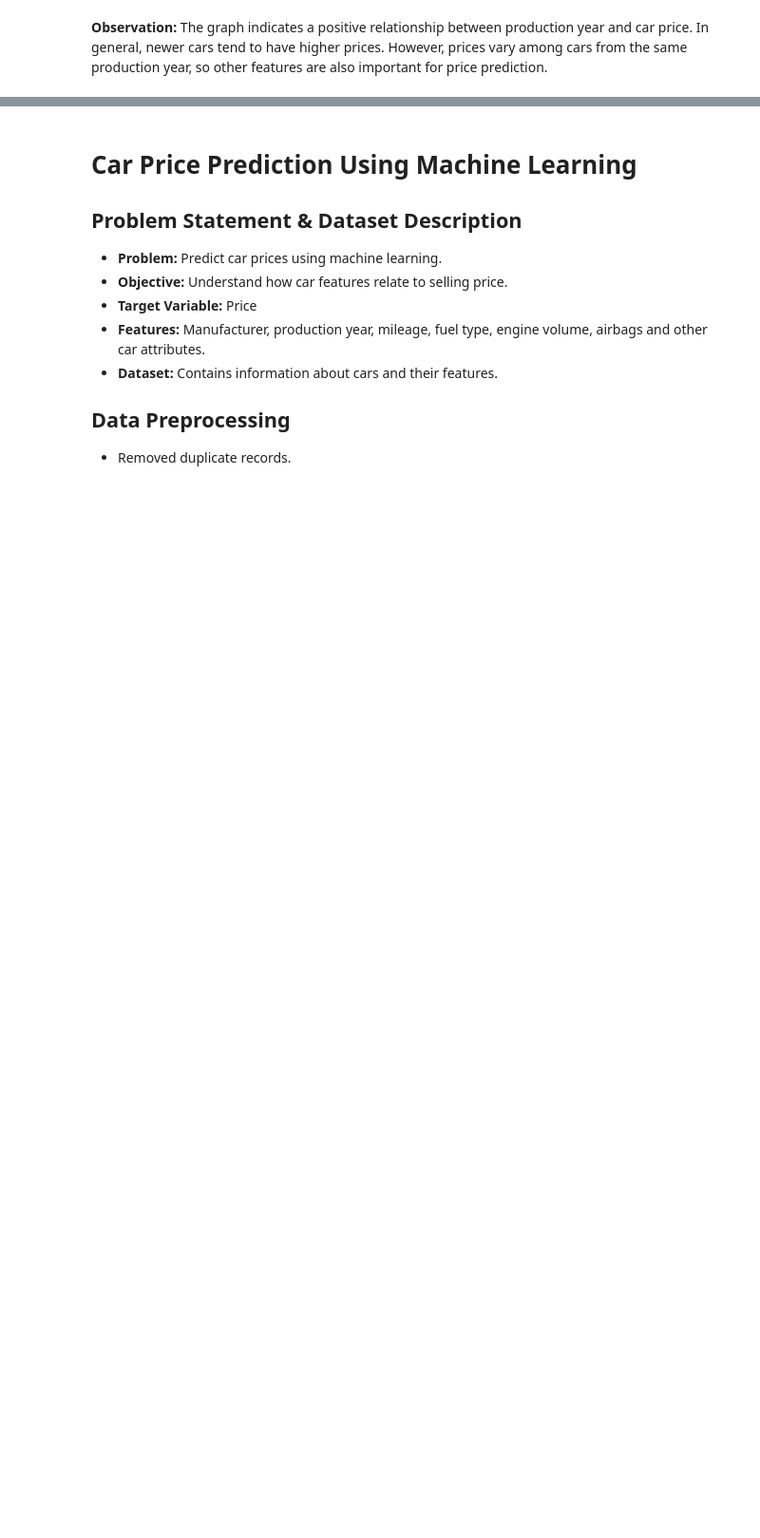
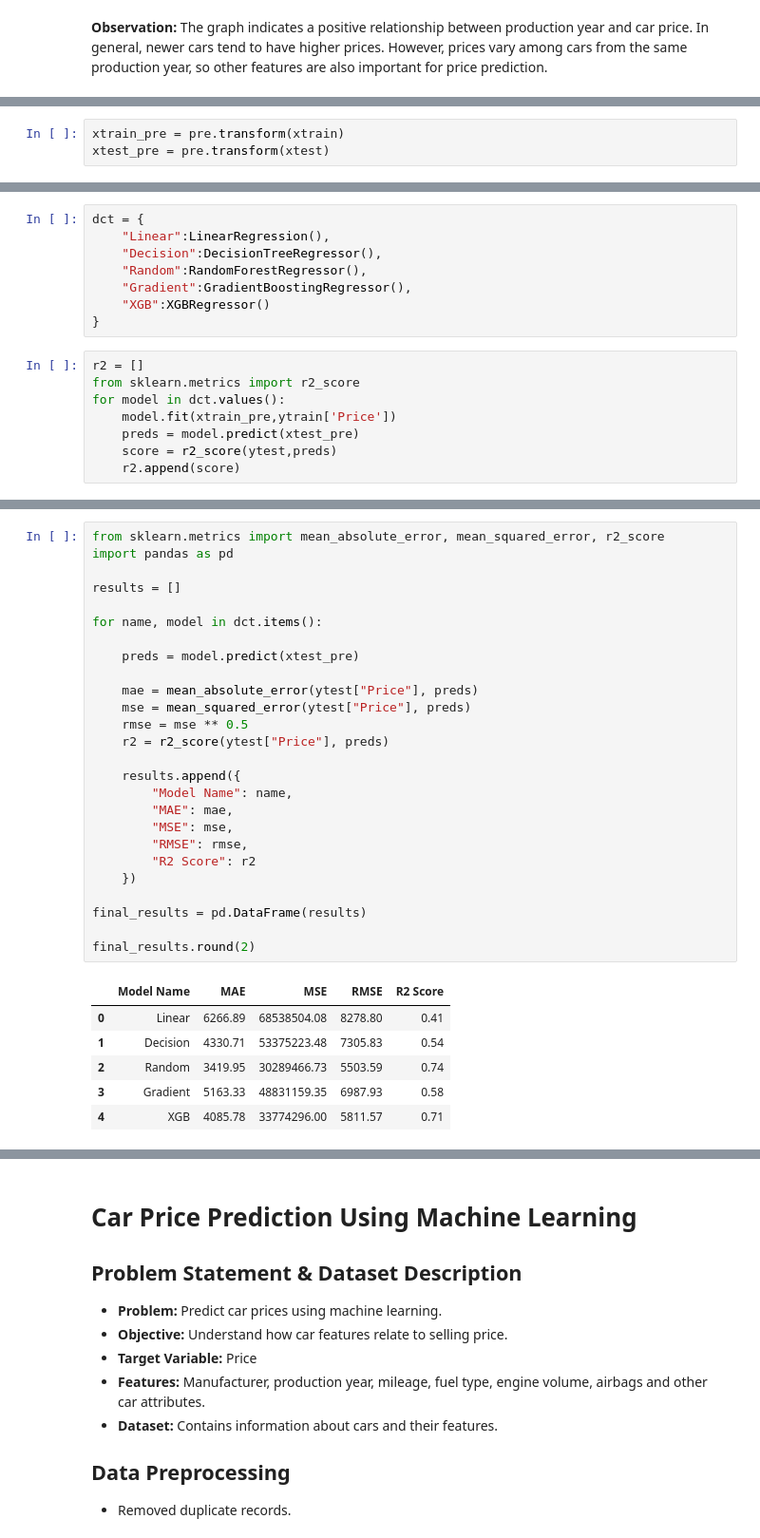
Before and after one commit to rushidhende06-pixel/Machine-learning, a Jupyter notebook: project2/car prediction.ipynb, the cells around one changed output, grey strips where cells are left out. Shown at 95% size. Cells and saved outputs as stored; diff of their text form; blank space fills up the shorter version.

Commit message:
car prediction projecte complet

```diff
--- a/project2/car prediction.ipynb
+++ b/project2/car prediction.ipynb
@@ -465,0 +531,3 @@ Train R²: 0.34320931070949035
+# %%
+xtrain_pre = pre.transform(xtrain)
+xtest_pre = pre.transform(xtest)
@@ -465,0 +573,16 @@ Train R²: 0.34320931070949035
+# %%
+dct = {
+    "Linear":LinearRegression(),
+    "Decision":DecisionTreeRegressor(),
+    "Random":RandomForestRegressor(),
+    "Gradient":GradientBoostingRegressor(),
+    "XGB":XGBRegressor()
+}
+# %%
+r2 = []
+from sklearn.metrics import r2_score
+for model in dct.values():
+    model.fit(xtrain_pre,ytrain['Price'])
+    preds = model.predict(xtest_pre)
+    score = r2_score(ytest,preds)
+    r2.append(score)
@@ -465,0 +599,33 @@ Train R²: 0.34320931070949035
+# %%
+from sklearn.metrics import mean_absolute_error, mean_squared_error, r2_score
+import pandas as pd
+
+results = []
+
+for name, model in dct.items():
+
+    preds = model.predict(xtest_pre)
+
+    mae = mean_absolute_error(ytest["Price"], preds)
+    mse = mean_squared_error(ytest["Price"], preds)
+    rmse = mse ** 0.5
+    r2 = r2_score(ytest["Price"], preds)
+
+    results.append({
+        "Model Name": name,
+        "MAE": mae,
+        "MSE": mse,
+        "RMSE": rmse,
+        "R2 Score": r2
+    })
+
+final_results = pd.DataFrame(results)
+
+final_results.round(2)
+# %% [output]
+|  | Model Name | MAE | MSE | RMSE | R2 Score |
+| 0 | Linear | 6266.89 | 68538504.08 | 8278.80 | 0.41 |
+| 1 | Decision | 4330.71 | 53375223.48 | 7305.83 | 0.54 |
+| 2 | Random | 3419.95 | 30289466.73 | 5503.59 | 0.74 |
+| 3 | Gradient | 5163.33 | 48831159.35 | 6987.93 | 0.58 |
+| 4 | XGB | 4085.78 | 33774296.00 | 5811.57 | 0.71 |
```
Also changed, not shown: parts of 49 cells of this notebook, 1 other file.
